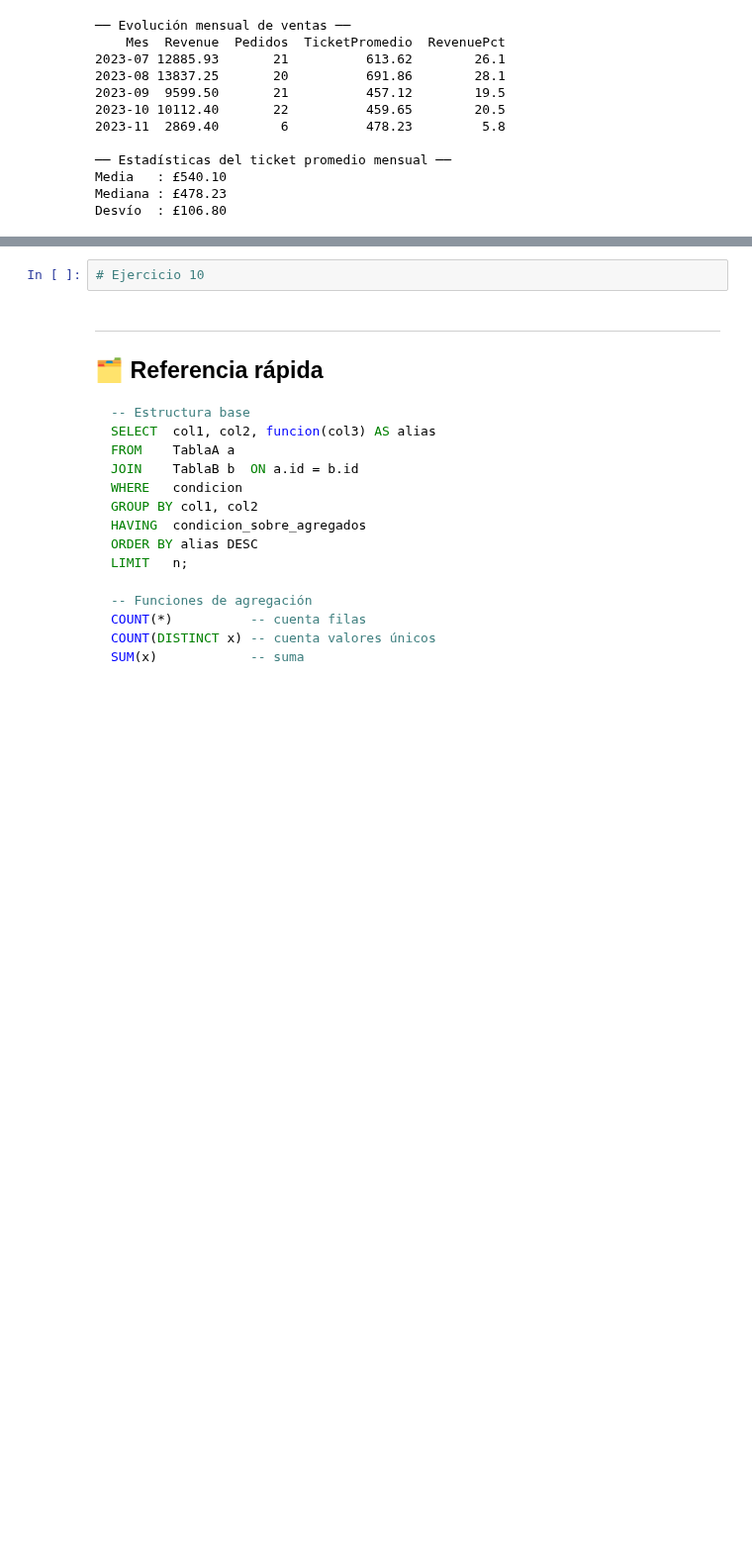
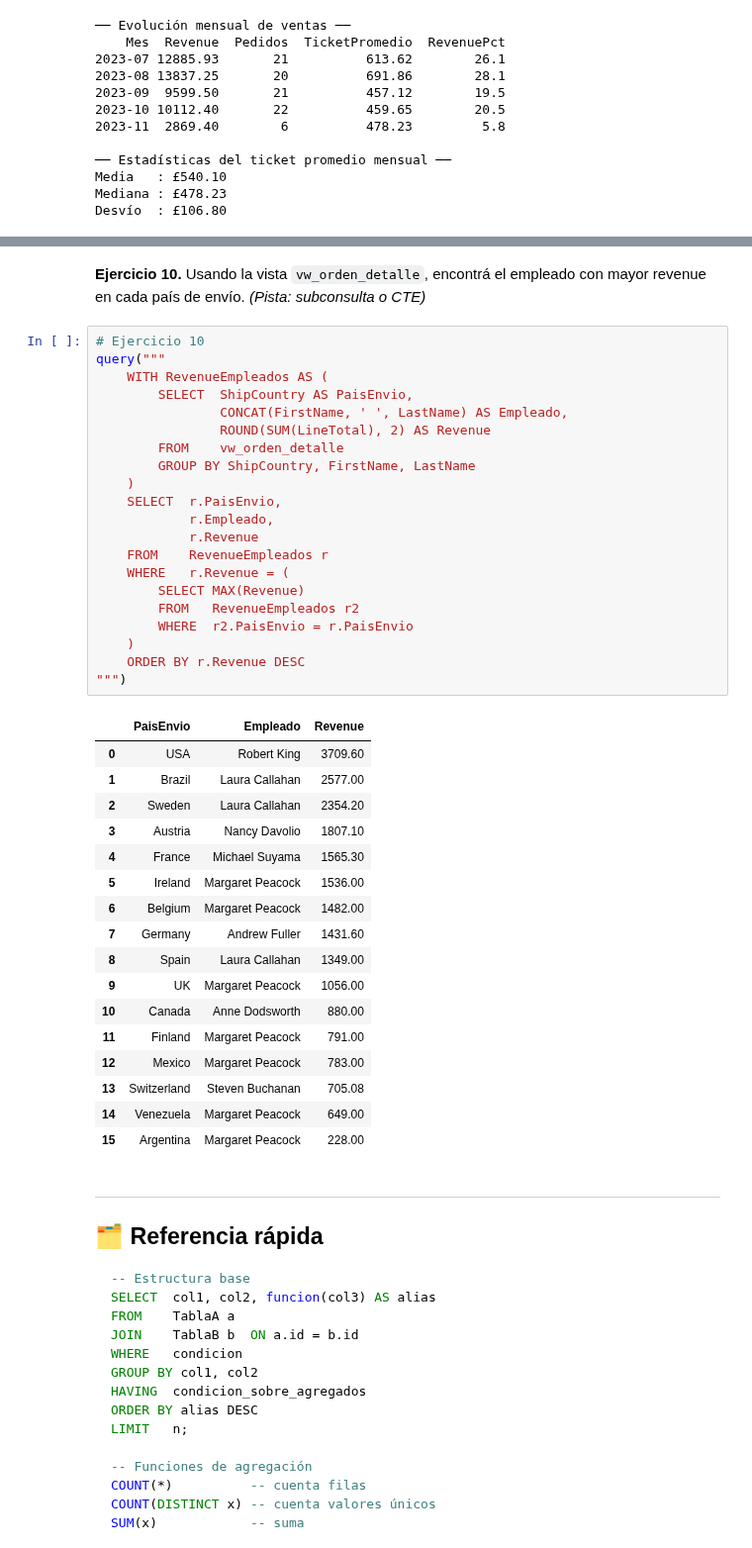
Before and after one commit to alexballera/taller-tgad-fce, a Jupyter notebook: sesiones/segundo-parcial/u2/clase11/teorica/bbdd/northwind_mysql.ipynb, the cells around one changed output, grey strips where cells are left out. Shown at 99% size. Saved outputs shown, nothing was run; the diff lists cells and outputs as text; blank space fills up the shorter version.

```diff
--- a/sesiones/segundo-parcial/u2/clase11/teorica/bbdd/northwind_mysql.ipynb
+++ b/sesiones/segundo-parcial/u2/clase11/teorica/bbdd/northwind_mysql.ipynb
@@ -848,5 +919,44 @@ Desvío  : £106.80
+# %% [markdown]
+**Ejercicio 10.** Usando la vista `vw_orden_detalle`, encontrá el empleado con mayor revenue en cada país de envío. *(Pista: subconsulta o CTE)*
 # %%
 # Ejercicio 10
+query("""
+    WITH RevenueEmpleados AS (
+        SELECT  ShipCountry AS PaisEnvio,
+                CONCAT(FirstName, ' ', LastName) AS Empleado,
+                ROUND(SUM(LineTotal), 2) AS Revenue
+        FROM    vw_orden_detalle
+        GROUP BY ShipCountry, FirstName, LastName
+    )
+    SELECT  r.PaisEnvio,
+            r.Empleado,
+            r.Revenue
+    FROM    RevenueEmpleados r
+    WHERE   r.Revenue = (
+        SELECT MAX(Revenue)
+        FROM   RevenueEmpleados r2
+        WHERE  r2.PaisEnvio = r.PaisEnvio
+    )
+    ORDER BY r.Revenue DESC
+""")
+# %% [output]
+|  | PaisEnvio | Empleado | Revenue |
+| 0 | USA | Robert King | 3709.60 |
+| 1 | Brazil | Laura Callahan | 2577.00 |
+| 2 | Sweden | Laura Callahan | 2354.20 |
+| 3 | Austria | Nancy Davolio | 1807.10 |
+| 4 | France | Michael Suyama | 1565.30 |
+| 5 | Ireland | Margaret Peacock | 1536.00 |
+| 6 | Belgium | Margaret Peacock | 1482.00 |
+| 7 | Germany | Andrew Fuller | 1431.60 |
+| 8 | Spain | Laura Callahan | 1349.00 |
+| 9 | UK | Margaret Peacock | 1056.00 |
+| 10 | Canada | Anne Dodsworth | 880.00 |
+| 11 | Finland | Margaret Peacock | 791.00 |
+| 12 | Mexico | Margaret Peacock | 783.00 |
+| 13 | Switzerland | Steven Buchanan | 705.08 |
+| 14 | Venezuela | Margaret Peacock | 649.00 |
+| 15 | Argentina | Margaret Peacock | 228.00 |
 # %% [markdown]
 ---
 ## 🗂️ Referencia rápida
```
Also changed, not shown: parts of 10 cells of this notebook, 1 other file.
